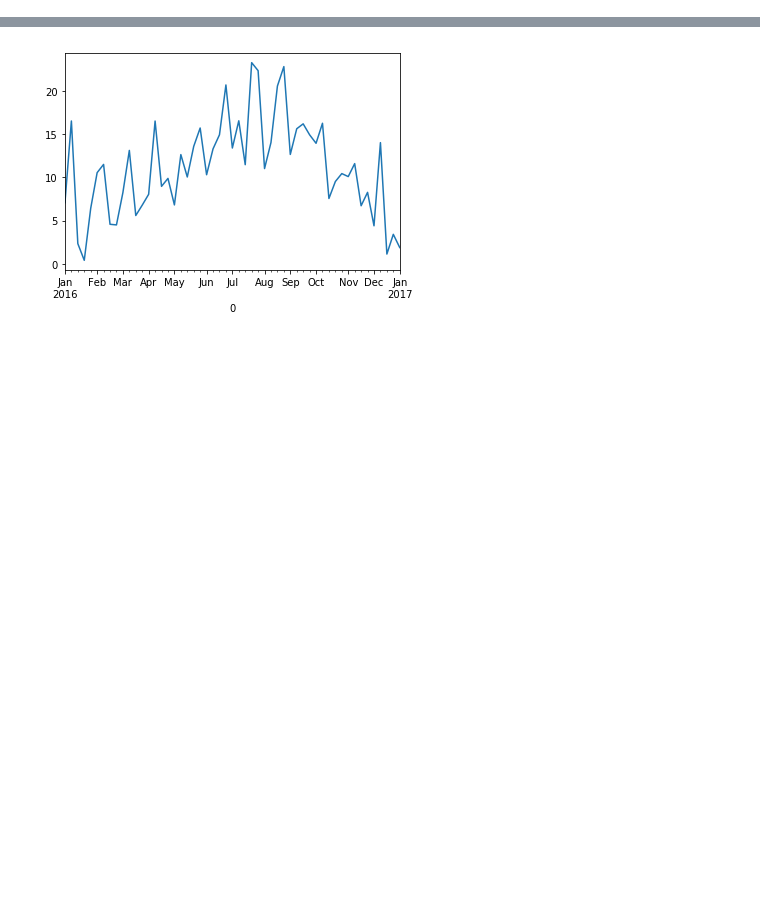
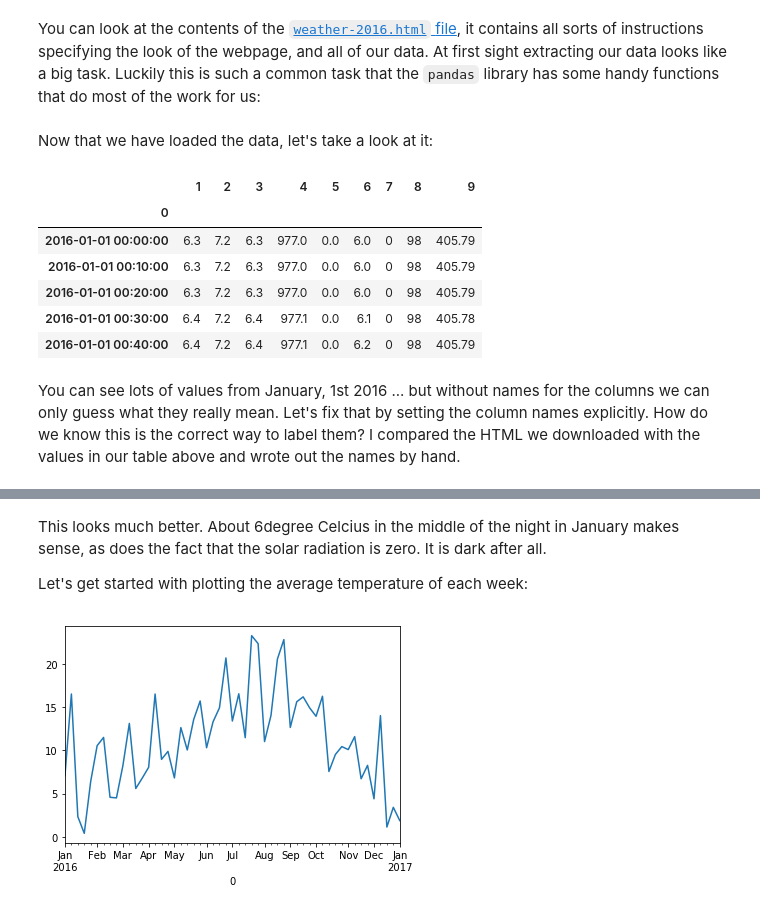
Before and after one commit to wildtreetech/explore-open-data, a Jupyter notebook: weather-trends.ipynb, the cells around one changed output, grey strips where cells are left out. Saved outputs shown, nothing was run; the diff lists cells and outputs as text; code cells hidden in the pictures; blank space fills up the shorter version.

```diff
--- a/weather-trends.ipynb
+++ b/weather-trends.ipynb
@@ -18,3 +47,30 @@ df = df[0]
+# %% [markdown]
+You can look at the contents of the [`weather-2016.html` file](weather-2016.html), it contains all sorts of instructions specifying the look of the webpage, and all of our data. At first sight extracting our data looks like a big task. Luckily this is such a common task that the `pandas` library has some handy functions that do most of the work for us:
+# %%
+df = pd.read_html('weather-2016.html',
+                  # a little hint to find the data in the file
+                  attrs={'border': '1'},
+                  # skip the first row of the data, it is junk
+                  skiprows=1,
+                  # convert all dates we find into datetime objects
+                  parse_dates=True,
+                  # and use the first column as the index, this corresponds to the date
+                  index_col=0)
+df = df[0]
+# %% [markdown]
+Now that we have loaded the data, let's take a look at it:
+# %%
+df.head()
+# %% [output]
+|  | 1 | 2 | 3 | 4 | 5 | 6 | 7 | 8 | 9 |
+| 0 |  |  |  |  |  |  |  |  |  |
+| 2016-01-01 00:00:00 | 6.3 | 7.2 | 6.3 | 977.0 | 0.0 | 6.0 | 0 | 98 | 405.79 |
+| 2016-01-01 00:10:00 | 6.3 | 7.2 | 6.3 | 977.0 | 0.0 | 6.0 | 0 | 98 | 405.79 |
+| 2016-01-01 00:20:00 | 6.3 | 7.2 | 6.3 | 977.0 | 0.0 | 6.0 | 0 | 98 | 405.79 |
+| 2016-01-01 00:30:00 | 6.4 | 7.2 | 6.4 | 977.1 | 0.0 | 6.1 | 0 | 98 | 405.78 |
+| 2016-01-01 00:40:00 | 6.4 | 7.2 | 6.4 | 977.1 | 0.0 | 6.2 | 0 | 98 | 405.79 |
+# %% [markdown]
+You can see lots of values from January, 1st 2016 ... but without names for the columns we can only guess what they really mean. Let's fix that by setting the column names explicitly. How do we know this is the correct way to label them? I compared the HTML we downloaded with the values in our table above and wrote out the names by hand.
 # %%
 df.columns = ['Temp', 'WaterTemp', 'Windchill', 'Pressure', 'Rain',
               'Dewpoint', 'Radiation', 'Humidity', 'Waterlevel']
@@ -27,6 +83,10 @@ df.head()
 | 2016-01-01 00:20:00 | 6.3 | 7.2 | 6.3 | 977.0 | 0.0 | 6.0 | 0 | 98 | 405.79 |
 | 2016-01-01 00:30:00 | 6.4 | 7.2 | 6.4 | 977.1 | 0.0 | 6.1 | 0 | 98 | 405.78 |
 | 2016-01-01 00:40:00 | 6.4 | 7.2 | 6.4 | 977.1 | 0.0 | 6.2 | 0 | 98 | 405.79 |
+# %% [markdown]
+This looks much better. About 6degree Celcius in the middle of the night in January makes sense, as does the fact that the solar radiation is zero. It is dark after all.
+
+Let's get started with plotting the average temperature of each week:
 # %%
 temperature = df['Temp']
 temperature.resample('W').mean().plot();
```
Also changed, not shown: parts of 27 cells of this notebook, 3 other files.
